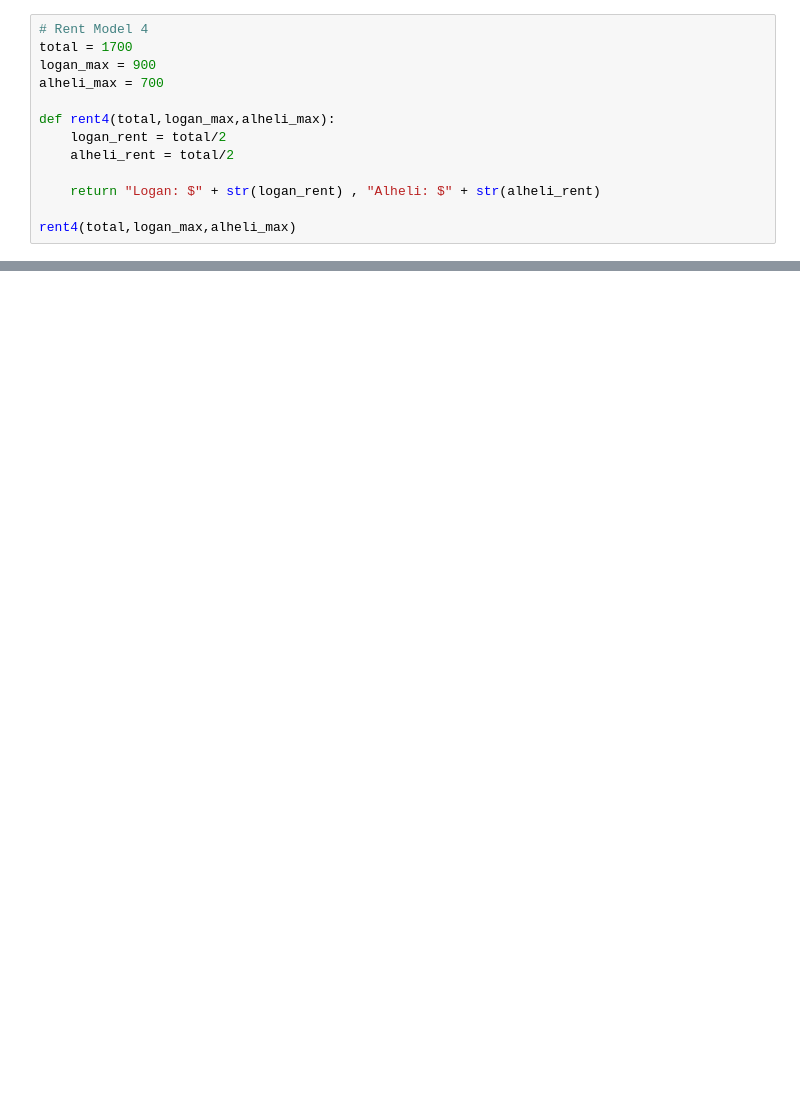
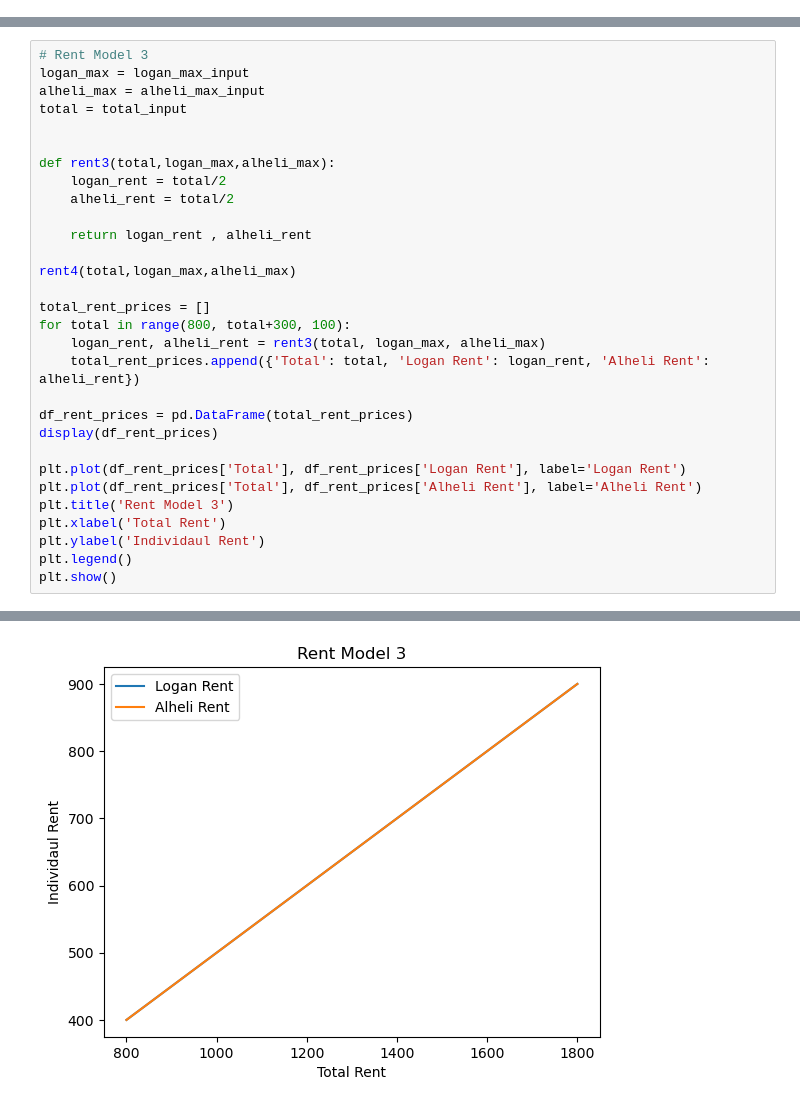
Before and after one commit to logancorrea/Intro-to-Data-Science, a Jupyter notebook: Untitled-1.ipynb, the cells around one changed output, grey strips where cells are left out. Drawn from its saved outputs; the diff is of its cells as text; blank space fills up the shorter version.

```diff
--- a/Untitled-1.ipynb
+++ b/Untitled-1.ipynb
@@ -81,13 +0,0 @@ rent3(total,logan_max,alheli_max)
-# %%
-# Rent Model 4
-total = 1700
-logan_max = 900
-alheli_max = 700
-
-def rent4(total,logan_max,alheli_max):
-    logan_rent = total/2
-    alheli_rent = total/2
-
-    return "Logan: $" + str(logan_rent) , "Alheli: $" + str(alheli_rent)
-
-rent4(total,logan_max,alheli_max)
@@ -95,0 +104,31 @@ rent4(total,logan_max,alheli_max)
+# %%
+# Rent Model 3
+logan_max = logan_max_input
+alheli_max = alheli_max_input
+total = total_input
+
+
+def rent3(total,logan_max,alheli_max):
+    logan_rent = total/2
+    alheli_rent = total/2
+
+    return logan_rent , alheli_rent
+
+rent4(total,logan_max,alheli_max)
+
+total_rent_prices = []
+for total in range(800, total+300, 100):
+    logan_rent, alheli_rent = rent3(total, logan_max, alheli_max)
+    total_rent_prices.append({'Total': total, 'Logan Rent': logan_rent, 'Alheli Rent': alheli_rent})
+
+df_rent_prices = pd.DataFrame(total_rent_prices)
+display(df_rent_prices)
+
+plt.plot(df_rent_prices['Total'], df_rent_prices['Logan Rent'], label='Logan Rent')
+plt.plot(df_rent_prices['Total'], df_rent_prices['Alheli Rent'], label='Alheli Rent')
+plt.title('Rent Model 3')
+plt.xlabel('Total Rent')
+plt.ylabel('Individaul Rent')
+plt.legend()
+plt.show()
+# %% [output]
@@ -95,0 +147 @@ rent4(total,logan_max,alheli_max)
+[figure, added]
```
Also changed, not shown: parts of 10 cells of this notebook.
